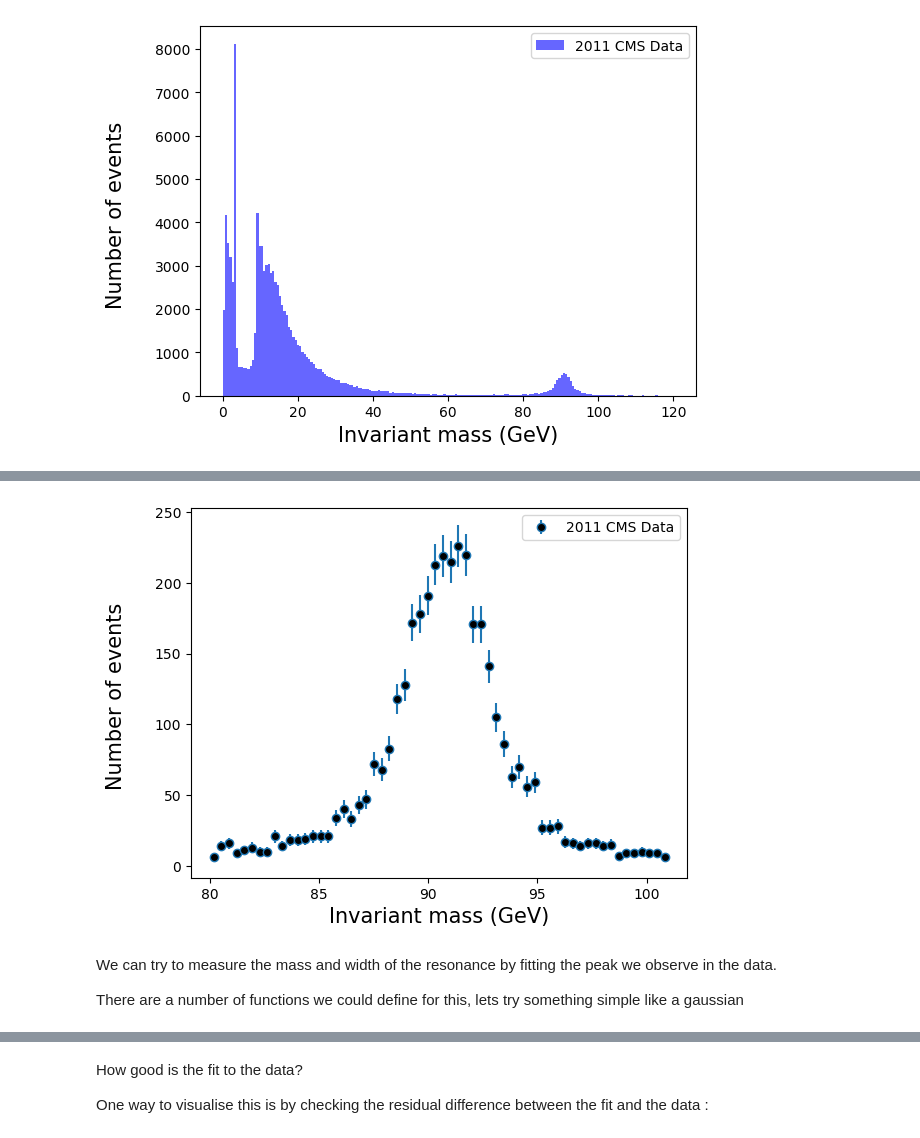
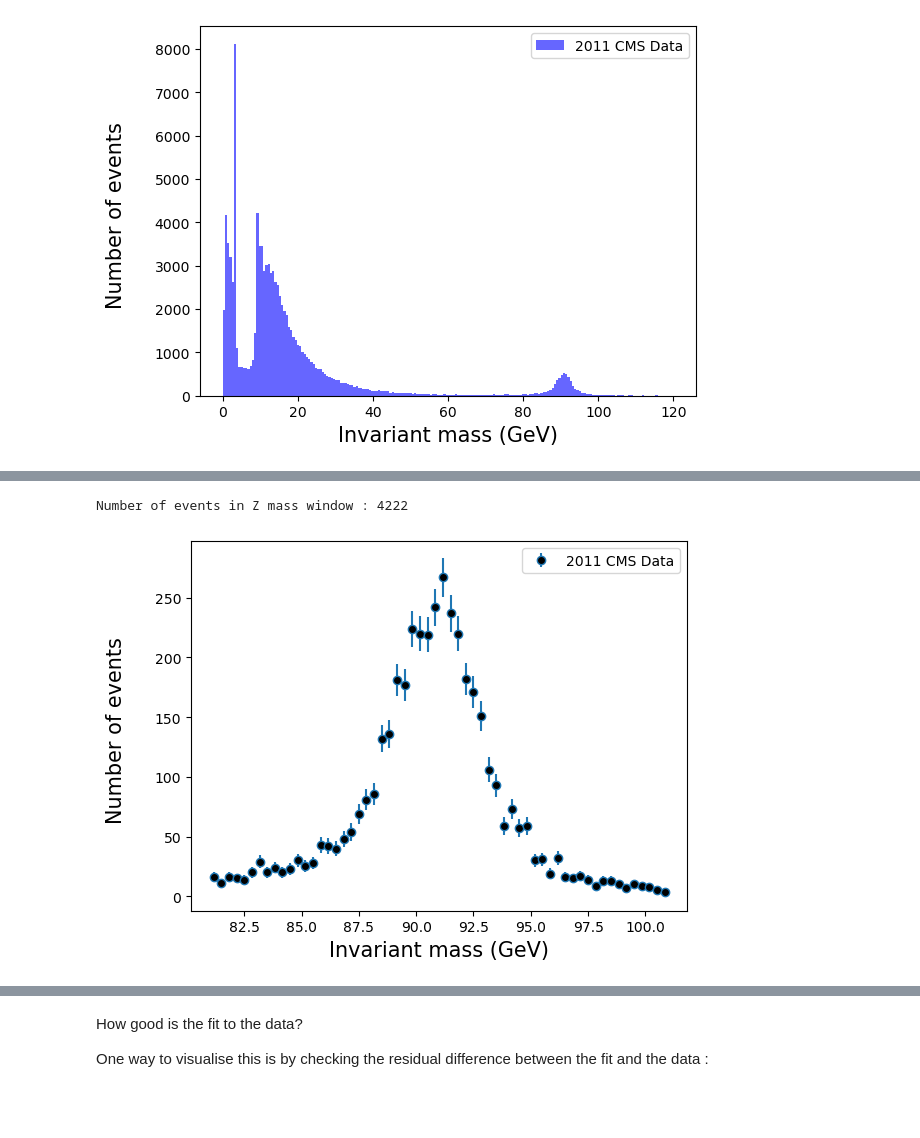
Before and after one commit to dermotmoran/OpenDataStudies, a Jupyter notebook: notebooks/DiMuResonances.ipynb, the cells around one changed output, grey strips where cells are left out. Cells and saved outputs as stored; diff of their text form; code cells hidden in the pictures; blank space fills up the shorter version.

```diff
--- a/notebooks/DiMuResonances.ipynb
+++ b/notebooks/DiMuResonances.ipynb
@@ -97,15 +116,13 @@ Remeber the Pt distributions earlier, lets divide the data into low and high muo
 
 By the way the invariant mass (M) is already included in the csv file, so you can just use that from now on :)
 # %%
-threshold = 30
+pt_cut = 20
+eta_cut = 2.1
 
-Highpt = data[(pt1 >= threshold) & (pt2 >= threshold)]
-lowpt = data[(pt1 < threshold) & (pt2 < threshold)]
+zsel = data[(data.pt1 >= pt_cut) & (data.pt2 >= pt_cut) & (abs(data.eta1)<eta_cut) & (abs(data.eta2)<eta_cut)]
 
-#fig = plt.figure(figsize=(15, 10))
-
-plt.hist(Highpt.M, 200, range = (0,120), alpha = 0.6 , color = 'green', label = 'High pt muons')
-plt.hist(lowpt.M, 200, range = (0,120), alpha = 0.6 , color = 'red', label = 'Low pt muons')
+plt.hist(data.M, 200, range = (0,120), alpha = 0.6 , color = 'red', label = 'All dimuons')
+plt.hist(zsel.M, 200, range = (0,120), alpha = 0.6 , color = 'green', label = 'Z selection')
 
 plt.xlabel('Invariant mass (GeV)', fontsize = 15)
 plt.ylabel('Number of events \n', fontsize = 15)
@@ -123,22 +140,21 @@ Lets plot the data in this mass region with the statistical uncertainties (the s
 # %%
 nBins = 60
-minMass = 80
+minMass = 81
 maxMass = 101
 
-Z = Highpt[(Highpt.M >= minMass) & (Highpt.M < maxMass)]
+Z = zsel[(zsel.M >= minMass) & (zsel.M < maxMass)]
 
 # Some tricks to get the info we need to make a plot with statistical errors
 y_counts, edges = np.histogram(Z.M, bins=nBins, range=(minMass,maxMass))
 x_mass = (edges[1:] + edges[:-1]) / 2 # get the center of the mass bins
+
+print("Number of events in Z mass window :", np.sum(y_counts))
 
 plt.errorbar(x_mass, y_counts, yerr=np.sqrt(y_counts),fmt='o', mfc='k',label="2011 CMS Data",)
 plt.xlabel('Invariant mass (GeV)', fontsize = 15)
 plt.ylabel('Number of events \n', fontsize = 15)
 plt.legend()
 plt.show()
 # %% [output]
+Number of events in Z mass window : 4222
-[figure, old version]
+[figure, new version]
-# %% [markdown]
-We can try to measure the mass and width of the resonance by fitting the peak we observe in the data.
-
-There are a number of functions we could define for this, lets try something simple like a gaussian
```
Also changed, not shown: parts of 15 cells of this notebook, 1 other file.
